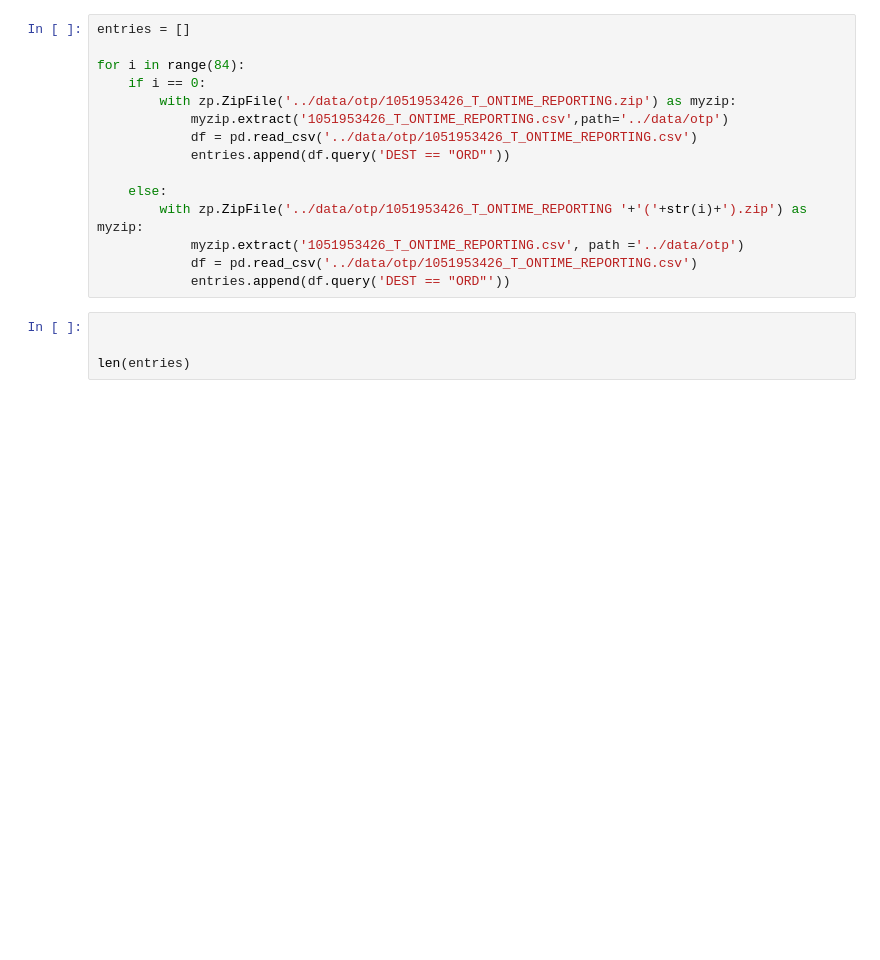
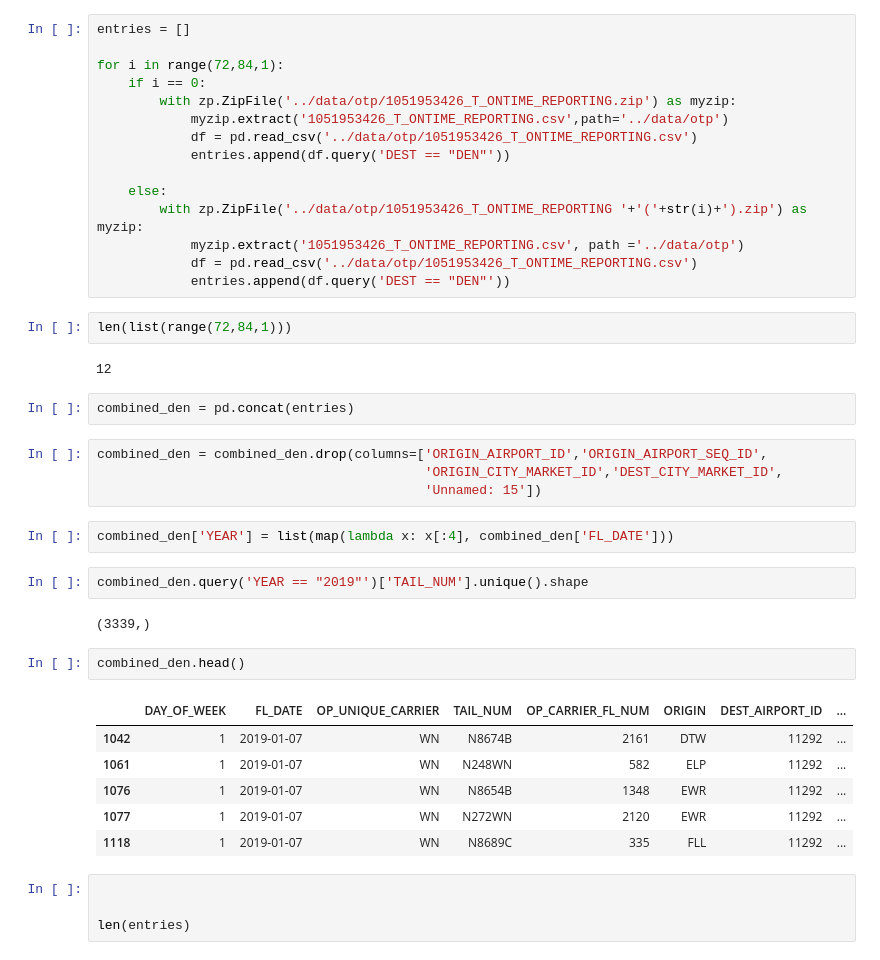
Before and after one commit to jsleslie/Ohare_taxi_demand, a Jupyter notebook: src/make_ORD_otp.ipynb, the cells around one changed output. Saved outputs shown, nothing was run; the diff lists cells and outputs as text; blank space fills up the shorter version.

```diff
--- a/src/make_ORD_otp.ipynb
+++ b/src/make_ORD_otp.ipynb
@@ -7,18 +13,43 @@ import zipfile as zp
 # %%
 entries = []
 
-for i in range(84):
+for i in range(72,84,1):
     if i == 0:
         with zp.ZipFile('../data/otp/1051953426_T_ONTIME_REPORTING.zip') as myzip:
             myzip.extract('1051953426_T_ONTIME_REPORTING.csv',path='../data/otp')
             df = pd.read_csv('../data/otp/1051953426_T_ONTIME_REPORTING.csv')
-            entries.append(df.query('DEST == "ORD"'))
+            entries.append(df.query('DEST == "DEN"'))
 
     else:
         with zp.ZipFile('../data/otp/1051953426_T_ONTIME_REPORTING '+'('+str(i)+').zip') as myzip:
             myzip.extract('1051953426_T_ONTIME_REPORTING.csv', path ='../data/otp')
             df = pd.read_csv('../data/otp/1051953426_T_ONTIME_REPORTING.csv')
-            entries.append(df.query('DEST == "ORD"'))
+            entries.append(df.query('DEST == "DEN"'))
+# %%
+len(list(range(72,84,1)))
+# %% [output]
+12
+# %%
+combined_den = pd.concat(entries)
+# %%
+combined_den = combined_den.drop(columns=['ORIGIN_AIRPORT_ID','ORIGIN_AIRPORT_SEQ_ID',
+                                          'ORIGIN_CITY_MARKET_ID','DEST_CITY_MARKET_ID',
+                                          'Unnamed: 15'])
+# %%
+combined_den['YEAR'] = list(map(lambda x: x[:4], combined_den['FL_DATE']))
+# %%
+combined_den.query('YEAR == "2019"')['TAIL_NUM'].unique().shape
+# %% [output]
+(3339,)
+# %%
+combined_den.head()
+# %% [output]
+|  | DAY_OF_WEEK | FL_DATE | OP_UNIQUE_CARRIER | TAIL_NUM | OP_CARRIER_FL_NUM | ORIGIN | DEST_AIRPORT_ID | ... |
+| 1042 | 1 | 2019-01-07 | WN | N8674B | 2161 | DTW | 11292 | ... |
+| 1061 | 1 | 2019-01-07 | WN | N248WN | 582 | ELP | 11292 | ... |
+| 1076 | 1 | 2019-01-07 | WN | N8654B | 1348 | EWR | 11292 | ... |
+| 1077 | 1 | 2019-01-07 | WN | N272WN | 2120 | EWR | 11292 | ... |
+| 1118 | 1 | 2019-01-07 | WN | N8689C | 335 | FLL | 11292 | ... |
 # %%
 
 
```
Also changed, not shown: parts of 11 cells of this notebook, 1 other file.
